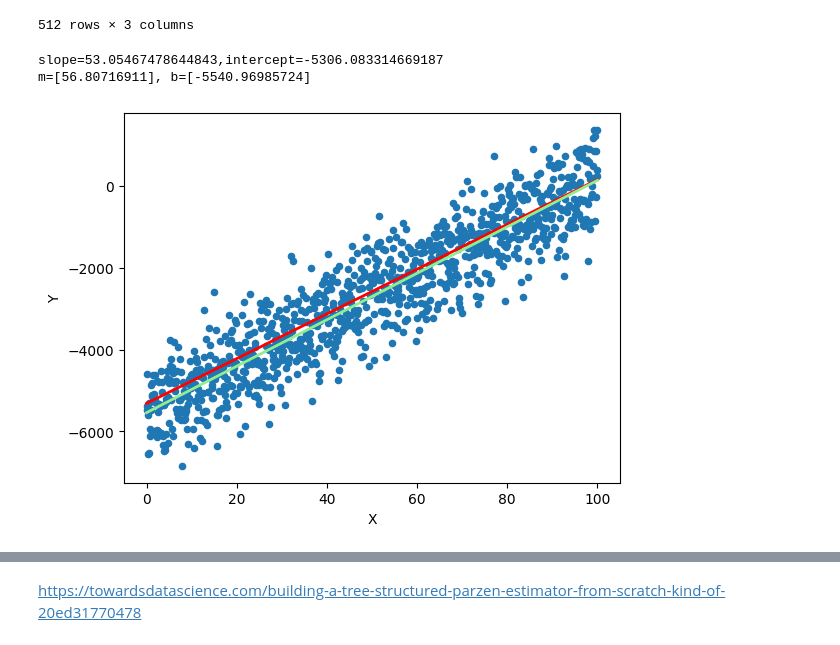
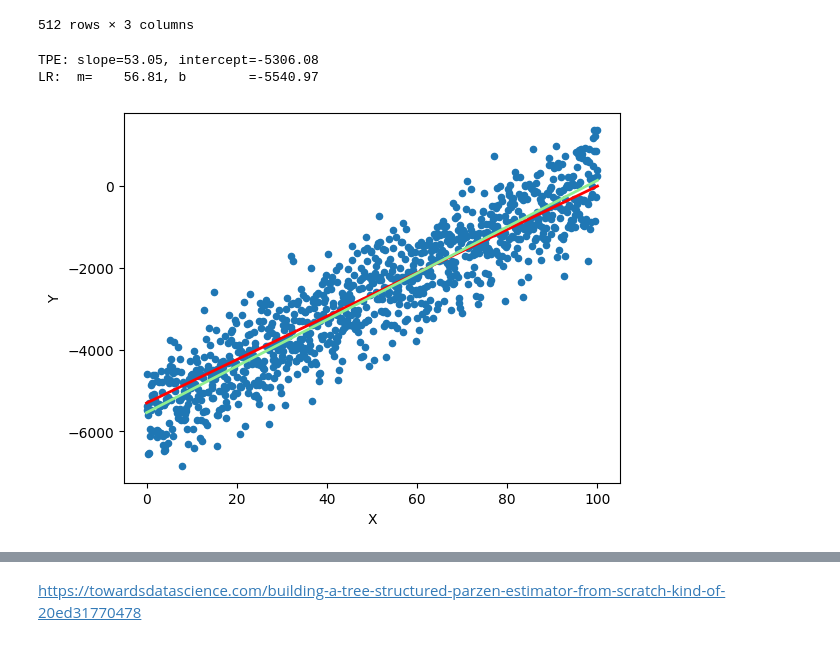
Before and after one commit to clorton/tspe-from-scratch, a Jupyter notebook: tspe.ipynb, the cells around one changed output, grey strips where cells are left out. Saved outputs shown, nothing was run; the diff lists cells and outputs as text; code cells hidden in the pictures.

```diff
--- a/tspe.ipynb
+++ b/tspe.ipynb
@@ -123,8 +123,8 @@ def segment_distributions(trials, gamma):
     l_kde = KernelDensity(kernel="gaussian", bandwidth=5.0)
     g_kde = KernelDensity(kernel="gaussian", bandwidth=5.0)
 
-    l_kde.fit(l_x)
-    g_kde.fit(g_x)
+    l_kde.fit(l_x.to_numpy())
+    g_kde.fit(g_x.to_numpy())
 
     return l_kde, g_kde
 # %% [markdown]
@@ -202,22 +202,22 @@ df
 # %%
 %matplotlib inline
 ax = pd.DataFrame({"X":x, "Y":y}).plot.scatter(x="X", y="Y")
 
 import matplotlib.pyplot as plt
 slope = df["m"].iat[-1]
 intercept = df["b"].iat[-1]
-print(f"{slope=},{intercept=}")
-plt.plot([x1, x2], [y1, y2], 'r', linewidth=2)
+print(f"TPE: {slope=:0.2f}, {intercept=:0.2f}")
+plt.plot([0, 100], [intercept, slope*100+intercept], 'r', linewidth=2)
 
 from sklearn.linear_model import LinearRegression
 lr = LinearRegression()
 lr.fit(X=x.reshape(-1, 1), y=y.reshape(-1, 1))
 pred = lr.predict(np.array([0, 100]).reshape(-1, 1))
 plt.plot(np.array([0, 100]), pred, color="lightgreen", linewidth=2)
-print(f"m={(pred[1]-pred[0])/100}, b={pred[0]}")
+print(f"LR:  m=    {((pred[1]-pred[0])/100)[0]:0.2f}, b        ={pred[0][0]:0.2f}")
 
 plt.show()
 # %% [output]
-slope=53.05467478644843,intercept=-5306.083314669187
-m=[56.80716911], b=[-5540.96985724]
+TPE: slope=53.05, intercept=-5306.08
+LR:  m=    56.81, b        =-5540.97
-[figure, old version]
+[figure, new version]
```
Also changed, not shown: parts of 1 cell of this notebook.
